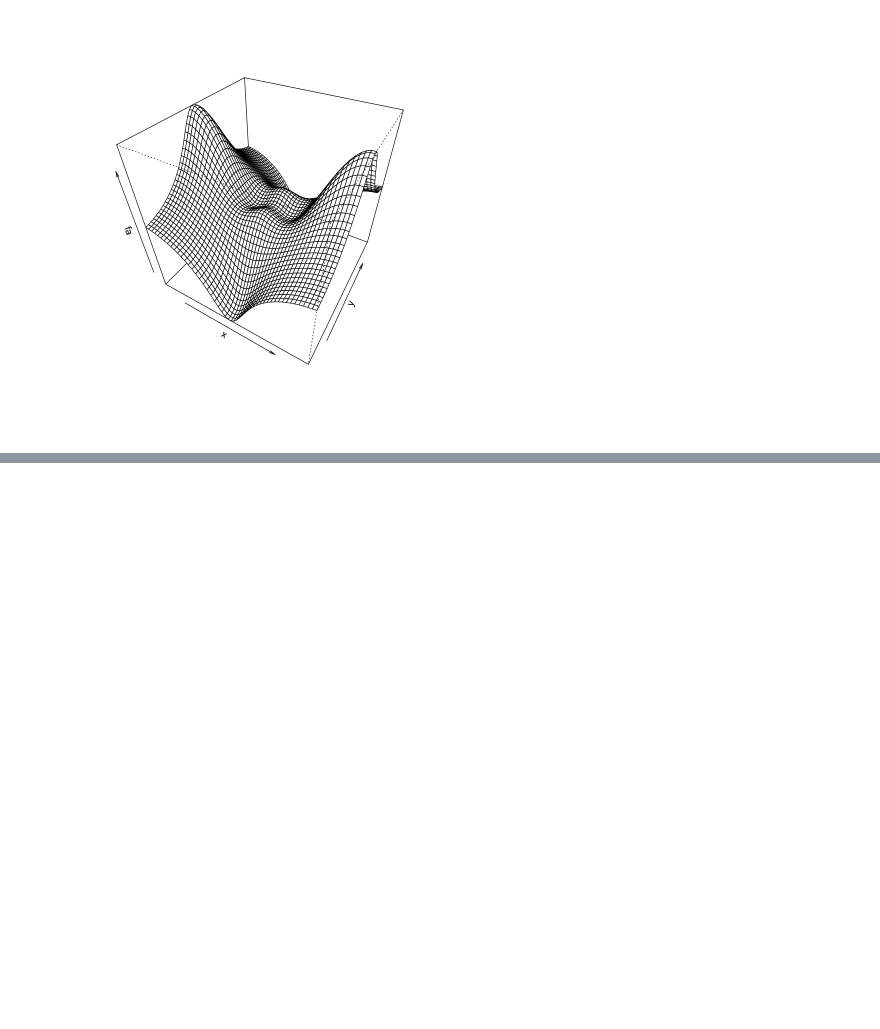
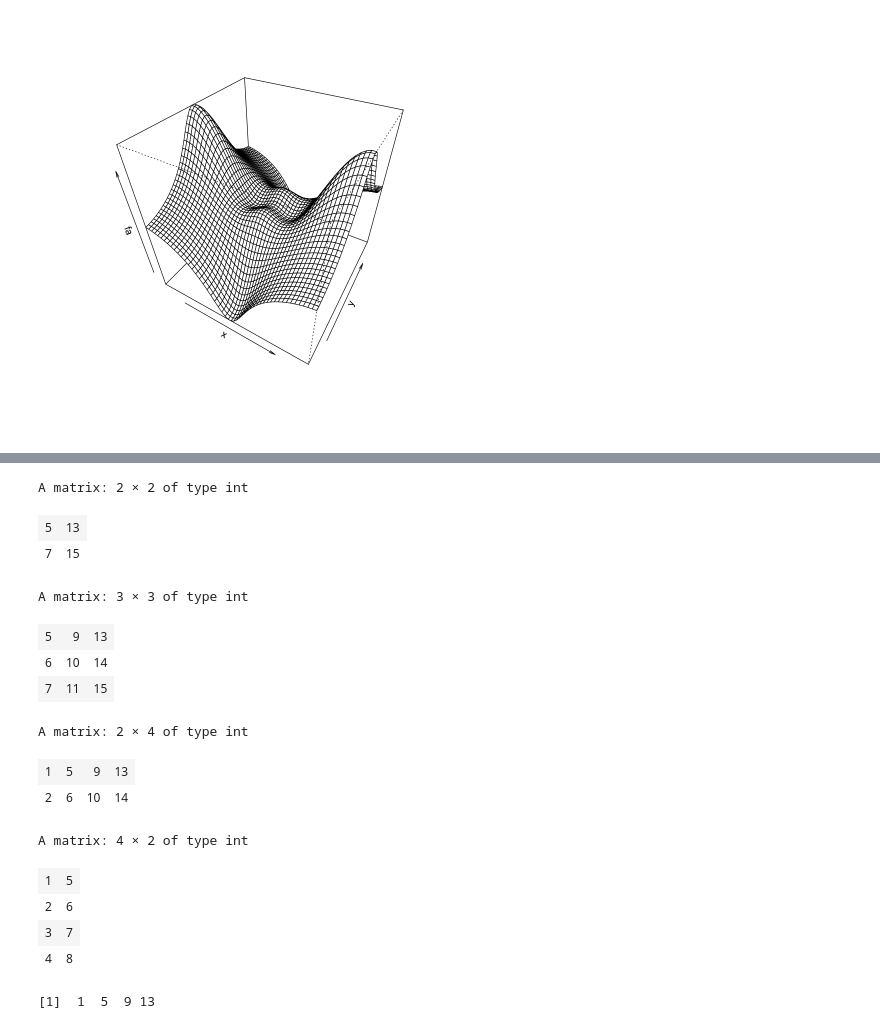
Before and after one commit to Corneliusluis/islr-code, a Jupyter notebook: r-version/ISLR-Ch-2.ipynb, the cells around one changed output, grey strips where cells are left out. Drawn from its saved outputs; the diff is of its cells as text; code cells hidden in the pictures; blank space fills up the shorter version.

```diff
--- a/r-version/ISLR-Ch-2.ipynb
+++ b/r-version/ISLR-Ch-2.ipynb
@@ -225,0 +238,29 @@ persp(x, y, fa, theta = 30, phi = 40)
+# %%
+# there are also syntaxes for pulling multiple data at once by providing vectors as indices
+A[c(1, 3), c(2, 4)]
+
+A[1:3, 2:4]
+
+# then you can also take all rows/columns by omitting the number within the indices
+A[1:2, ]
+
+A[, 1:2]
+
+A[1, ]
+# %% [output]
+A matrix: 2 × 2 of type int
+| 5 | 13 |
+| 7 | 15 |
+A matrix: 3 × 3 of type int
+| 5 | 9 | 13 |
+| 6 | 10 | 14 |
+| 7 | 11 | 15 |
+A matrix: 2 × 4 of type int
+| 1 | 5 | 9 | 13 |
+| 2 | 6 | 10 | 14 |
+A matrix: 4 × 2 of type int
+| 1 | 5 |
+| 2 | 6 |
+| 3 | 7 |
+| 4 | 8 |
+[1]  1  5  9 13
```
Also changed, not shown: parts of 11 cells of this notebook, 1 other file.
